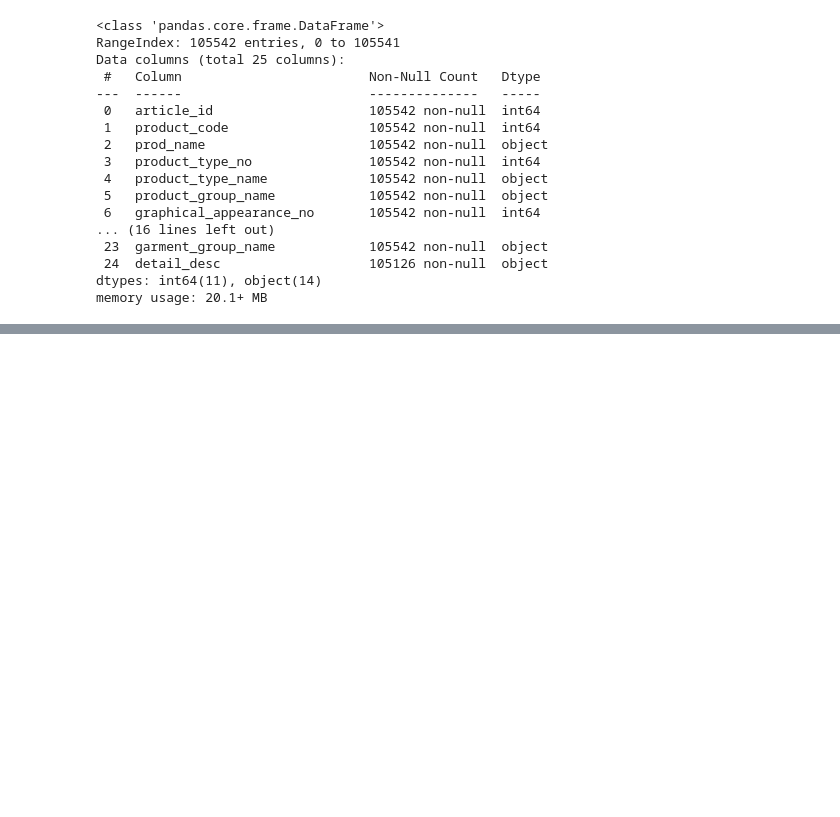
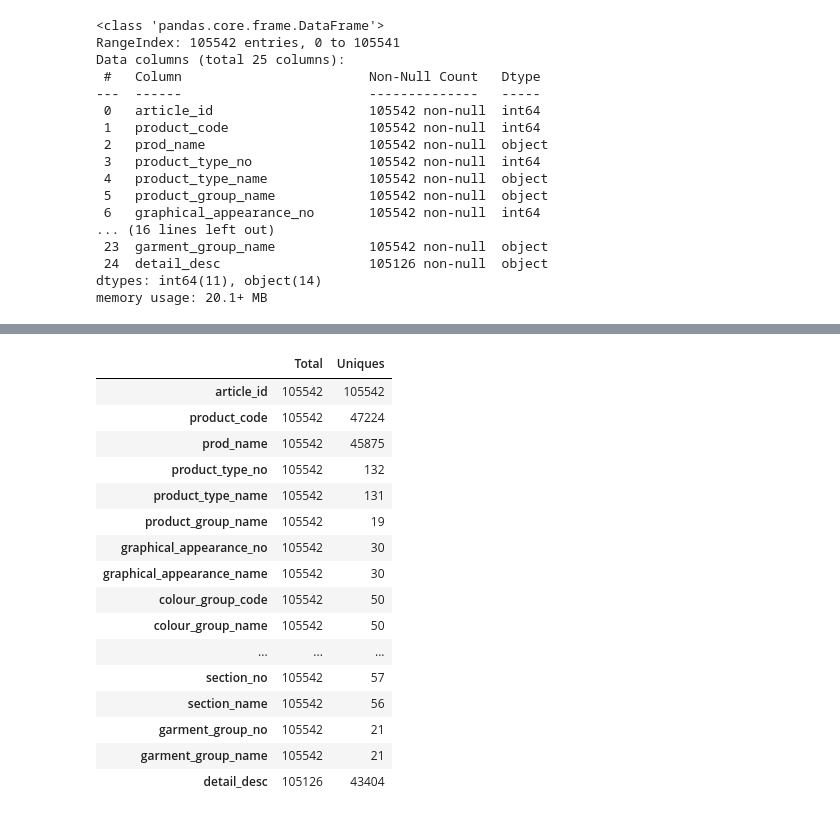
Before and after one commit to prajwalmani/H-M-Personalized-Fashion-Recommendations, a Jupyter notebook: h_m_prajwal.ipynb, the cells around one changed output, grey strips where cells are left out. Cells and saved outputs as stored; diff of their text form; code cells hidden in the pictures; blank space fills up the shorter version.

```diff
--- a/h_m_prajwal.ipynb
+++ b/h_m_prajwal.ipynb
@@ -105,0 +129,31 @@ memory usage: 20.9+ MB
+# %%
+def unique_values(func_df):
+    total=func_df.count()
+    tt=pd.DataFrame(total)
+    tt.columns=['Total']
+    uniques=[]
+    for col in func_df.columns:
+        unique=func_df[col].nunique()
+        uniques.append(unique)
+    tt['Uniques']=uniques
+    return tt
+# %%
+unique_values(articles_df)
+# %% [output]
+|  | Total | Uniques |
+| article_id | 105542 | 105542 |
+| product_code | 105542 | 47224 |
+| prod_name | 105542 | 45875 |
+| product_type_no | 105542 | 132 |
+| product_type_name | 105542 | 131 |
+| product_group_name | 105542 | 19 |
+| graphical_appearance_no | 105542 | 30 |
+| graphical_appearance_name | 105542 | 30 |
+| colour_group_code | 105542 | 50 |
+| colour_group_name | 105542 | 50 |
+| ... | ... | ... |
+| section_no | 105542 | 57 |
+| section_name | 105542 | 56 |
+| garment_group_no | 105542 | 21 |
+| garment_group_name | 105542 | 21 |
+| detail_desc | 105126 | 43404 |
```
Also changed, not shown: parts of 24 cells of this notebook.
